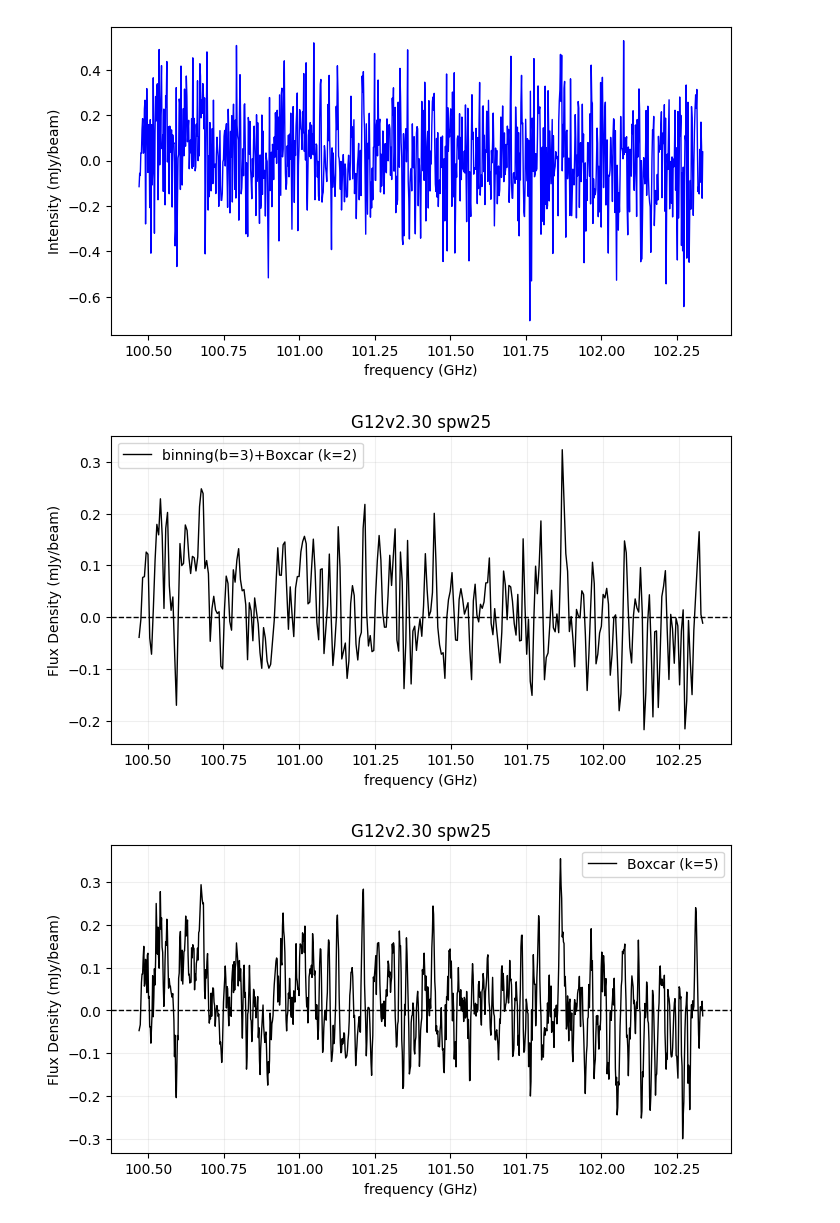
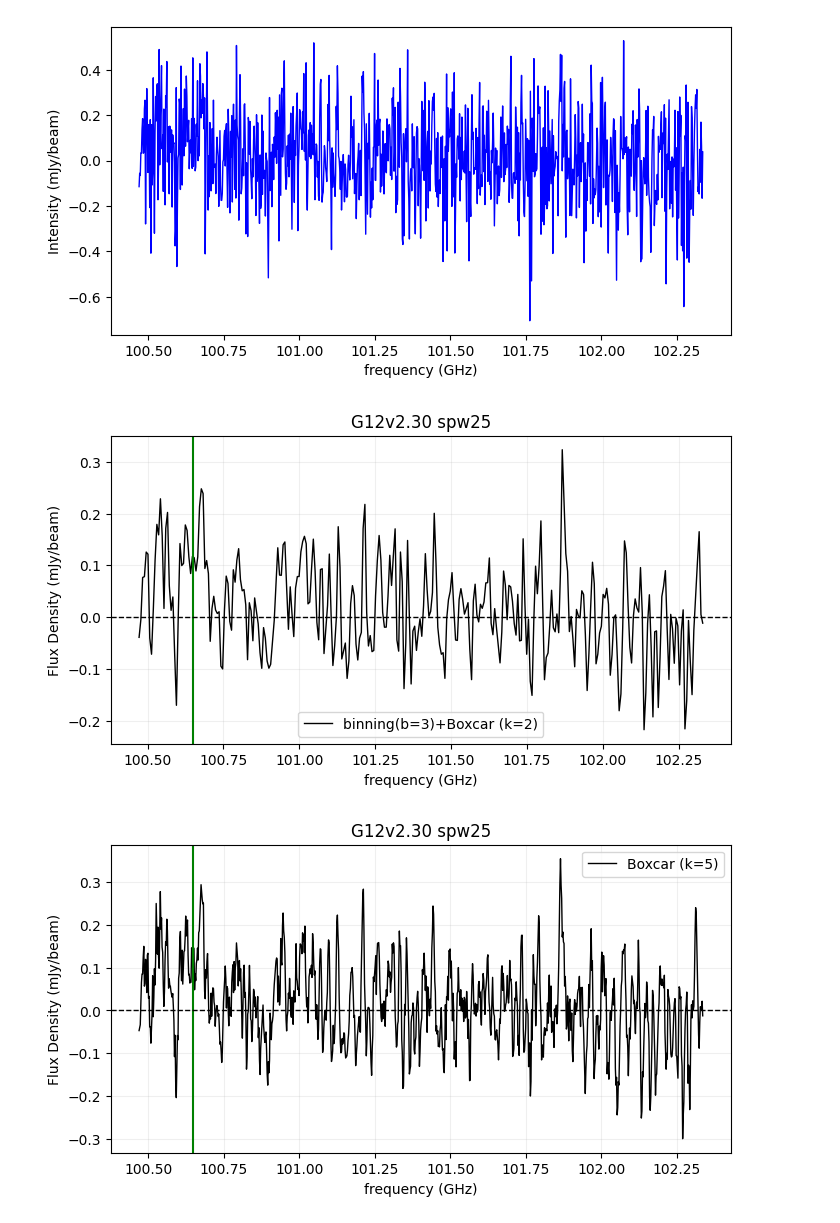
Before and after one commit to 000RF/2025-summer, a Jupyter notebook: G12v2.30/下/spw25.ipynb, the cells around one changed output. Drawn from its saved outputs; the diff is of its cells as text; code cells hidden in the pictures.

```diff
--- a/G12v2.30/下/spw25.ipynb
+++ b/G12v2.30/下/spw25.ipynb
@@ -64,6 +64,7 @@ plt.plot(x_binned, y_binned_boxcar, color="black", linewidth=1, label="binning(b
 #for freq, label in my_lines:
 #    plt.axvline(freq, color="red", linestyle="-", alpha=0.6)
 #    plt.text(freq, max(y_binned_boxcar)*-0.6, label, rotation=90, color="red", fontsize=10, ha='right', va='bottom')
+plt.axvline(100.65, color="green")
 #for freq, label in template_lines:
 #    plt.axvline(freq, color="blue", linestyle="-", alpha=0.6)
 #    plt.text(freq, max(df[df.columns[1]])*-0.6, label, rotation=90, color="blue", fontsize=10, ha='right', va='bottomp')
@@ -74,32 +75,33 @@ plt.title("G12v2.30 spw25")
 #plt.ylim(    ,     )
 plt.axhline(0, color="black", linewidth=1, linestyle="--")
 plt.grid(True, alpha=0.2)
 plt.legend()
 plt.show()
 
 
 
 #if you just need boxcar smoothing
 
 y_boxcar = boxcar_smooth(y, kernel_size=5)
 
 plt.figure(figsize=(8, 4))
 plt.plot(x, y_boxcar, color="black", linewidth=1, label="Boxcar (k=5)")
 #for freq, label in my_lines:
 #    plt.axvline(freq, color="red", linestyle="-", alpha=0.6)
 #    plt.text(freq, max(y_boxcar)*-0.6, label, rotation=90, color="red", fontsize=10, ha='right', va='bottom')
+plt.axvline(100.65, color="green")
 #for freq, label in template_lines:
 #    plt.axvline(freq, color="blue", linestyle="-", alpha=0.6)
 #    plt.text(freq, max(df[df.columns[1]])*-0.6, label, rotation=90, color="blue", fontsize=10, ha='right', va='bottom')
 plt.xlabel("frequency (GHz)")
 plt.ylabel("Flux Density (mJy/beam)")
 plt.title("G12v2.30 spw25")
 #plt.xlim(    ,     )
 #plt.ylim(    ,     )
 plt.axhline(0, color="black", linewidth=1, linestyle="--")
 plt.grid(True, alpha=0.2)
 plt.legend()
 plt.show()
 # %% [output]
-[figure, old version]
+[figure, new version]
-[figure, old version]
+[figure, new version]
```
Also changed, not shown: 15 other files.
